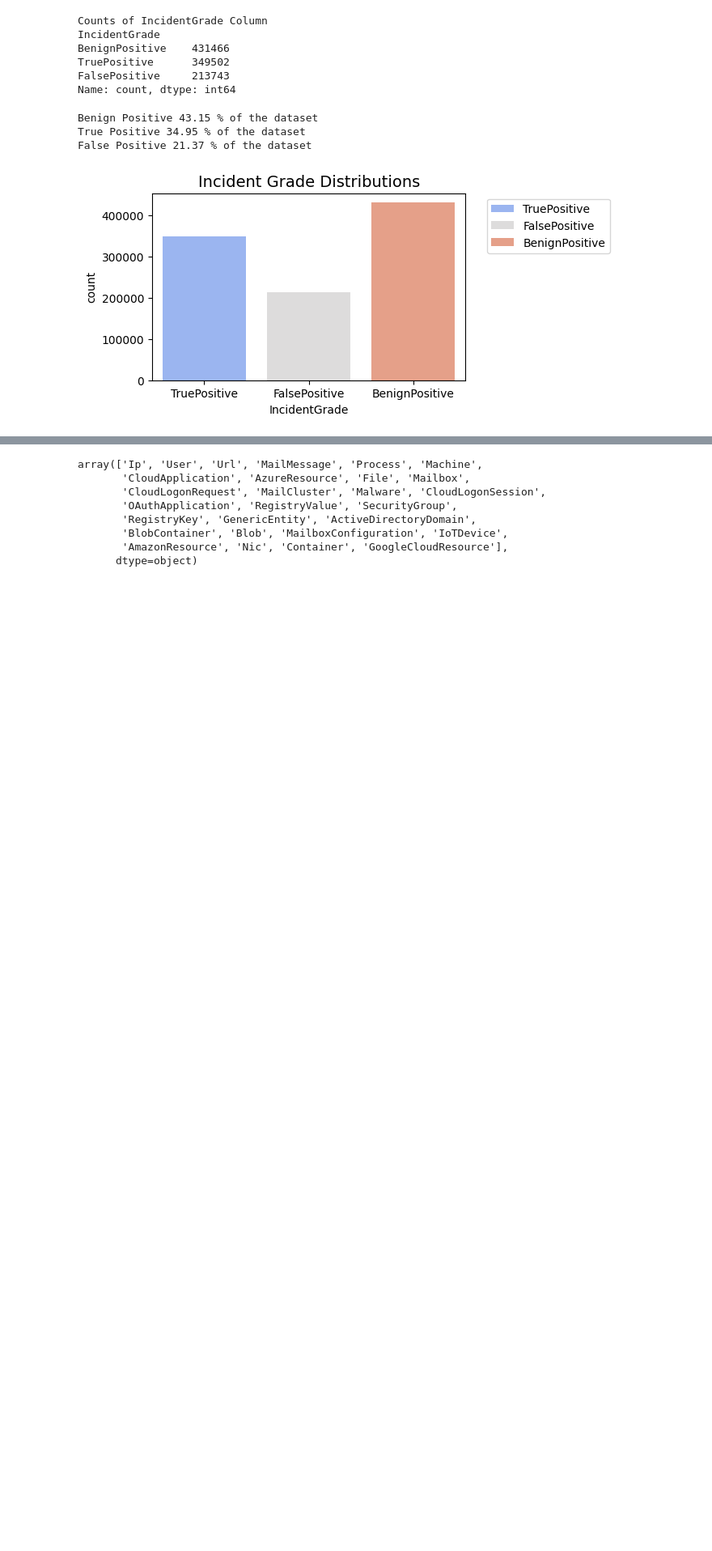
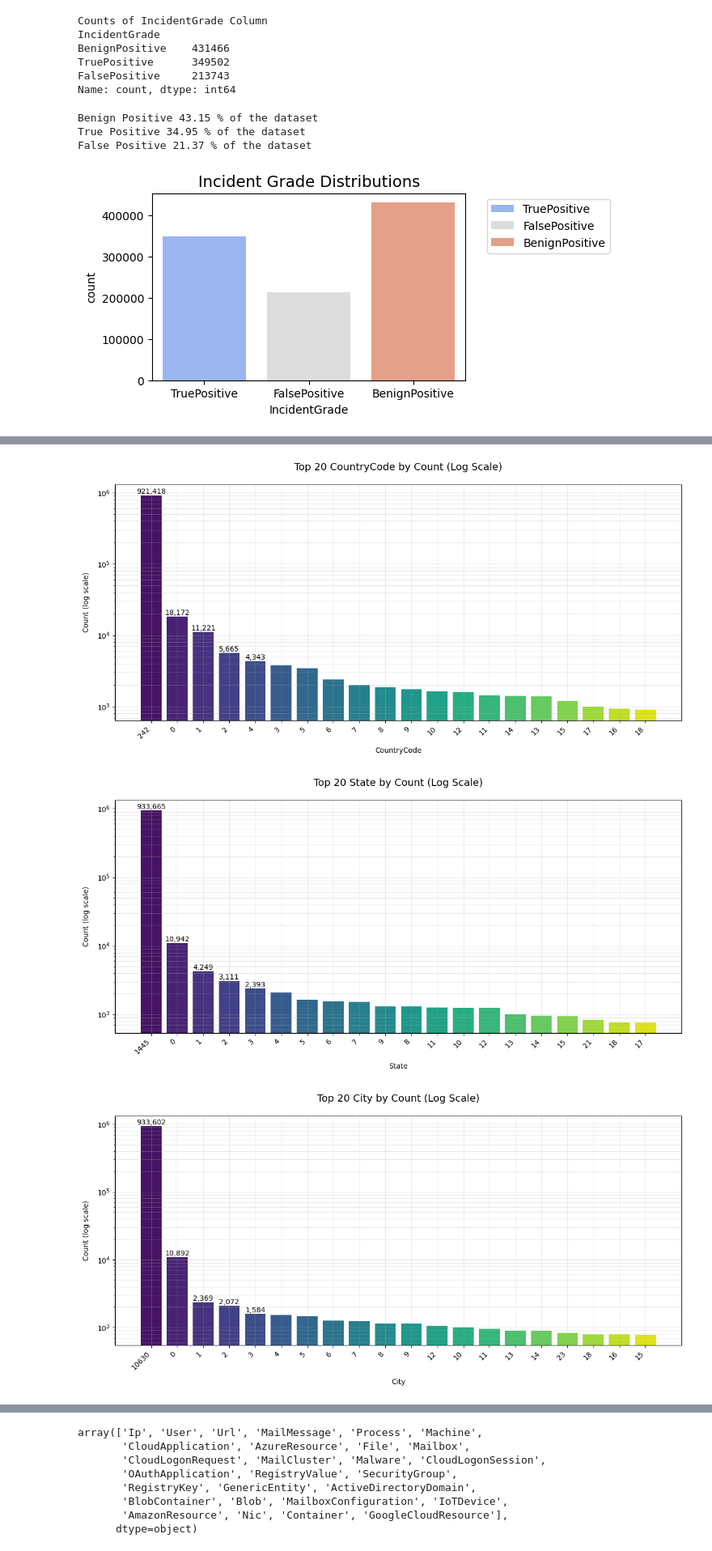
Before and after one commit to Pushparaj95/CS_Incident_Prediction, a Jupyter notebook: Cyber_Security_Incident_Prediction.ipynb, the cells around one changed output, grey strips where cells are left out. Shown at 81% size. Cells and saved outputs as stored; diff of their text form; code cells hidden in the pictures; blank space fills up the shorter version.

```diff
--- a/Cyber_Security_Incident_Prediction.ipynb
+++ b/Cyber_Security_Incident_Prediction.ipynb
@@ -212,0 +302,10 @@ plt.show()
+# %%
+plot_top_counts(df, category_col='CountryCode')
+
+plot_top_counts(df, category_col='State')
+
+plot_top_counts(df, category_col='City')
+# %% [output]
+[figure, added]
+[figure, added]
+[figure, added]
```
Also changed, not shown: parts of 19 cells of this notebook.
